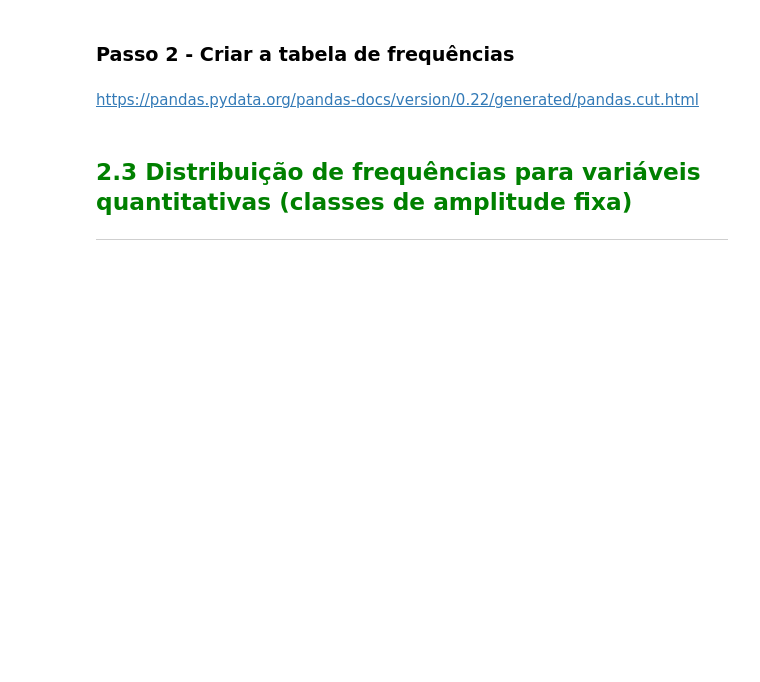
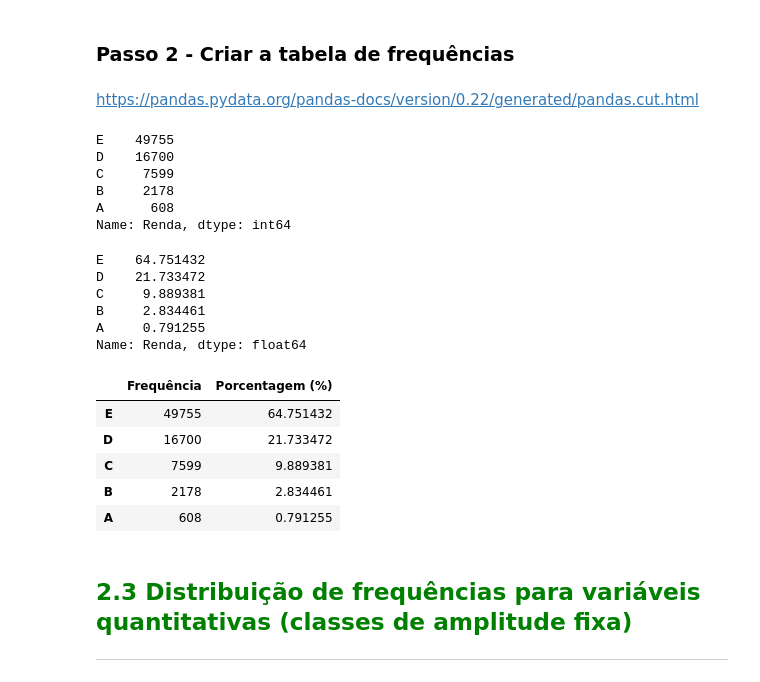
Before and after one commit to VictorAzox/Curso_Estat-stica, a Jupyter notebook: Curso_de_Estatística_Parte_1.ipynb, the cells around one changed output. Cells and saved outputs as stored; diff of their text form; code cells hidden in the pictures; blank space fills up the shorter version.

```diff
--- a/Curso_de_Estatística_Parte_1.ipynb
+++ b/Curso_de_Estatística_Parte_1.ipynb
@@ -324,7 +332,54 @@ onde <b>SM</b> é o valor do salário mínimo na época. Em nosso caso <b>R$ 788
+# %%
+classes = [0, 1576, 3152, 7880, 15760, 200000]
+# %%
+labels = ['E','D','C','B','A']
 # %% [markdown]
 ### Passo 2 - Criar a tabela de frequências
 # %% [markdown]
 https://pandas.pydata.org/pandas-docs/version/0.22/generated/pandas.cut.html
+# %%
+frequencia = pd.value_counts(
+    pd.cut(x= dados.Renda,
+       bins = classes,
+       labels = labels,
+       include_lowest= True)
+)
+frequencia
+# %% [output]
+E    49755
+D    16700
+C     7599
+B     2178
+A      608
+Name: Renda, dtype: int64
+# %%
+percentual = pd.value_counts(
+    pd.cut(x= dados.Renda,
+       bins = classes,
+       labels = labels,
+       include_lowest= True),
+      normalize = True
+) * 100
+percentual
+# %% [output]
+E    64.751432
+D    21.733472
+C     9.889381
+B     2.834461
+A     0.791255
+Name: Renda, dtype: float64
+# %%
+dist_freq_qualitativas_personalizadas = pd.DataFrame(
+    {'Frequência' : frequencia, 'Porcentagem (%)': percentual}
+    )
+dist_freq_qualitativas_personalizadas
+# %% [output]
+|  | Frequência | Porcentagem (%) |
+| E | 49755 | 64.751432 |
+| D | 16700 | 21.733472 |
+| C | 7599 | 9.889381 |
+| B | 2178 | 2.834461 |
+| A | 608 | 0.791255 |
 # %% [markdown]
 ## <font color=green>2.3 Distribuição de frequências para variáveis quantitativas (classes de amplitude fixa)</font>
 ***
```
Also changed, not shown: parts of 2 cells of this notebook.
